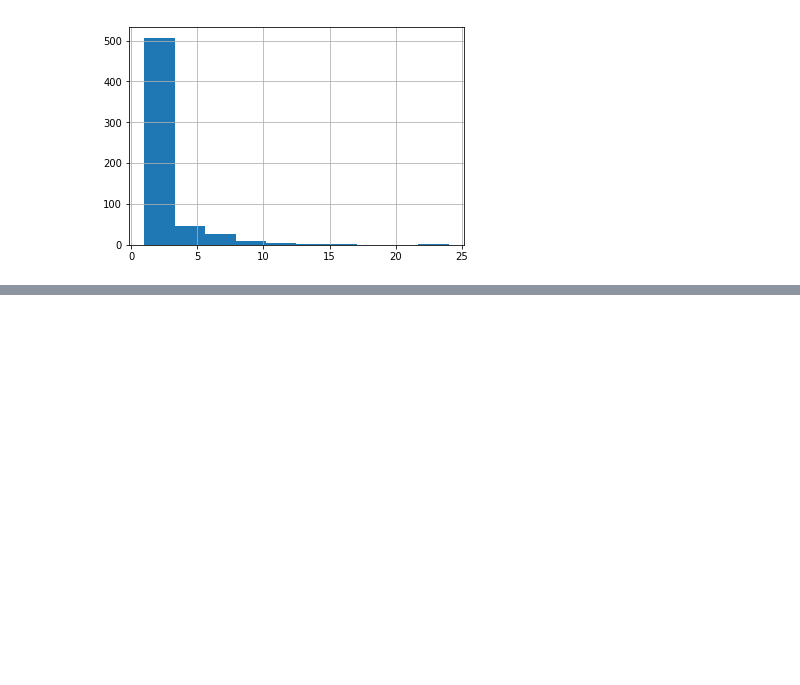
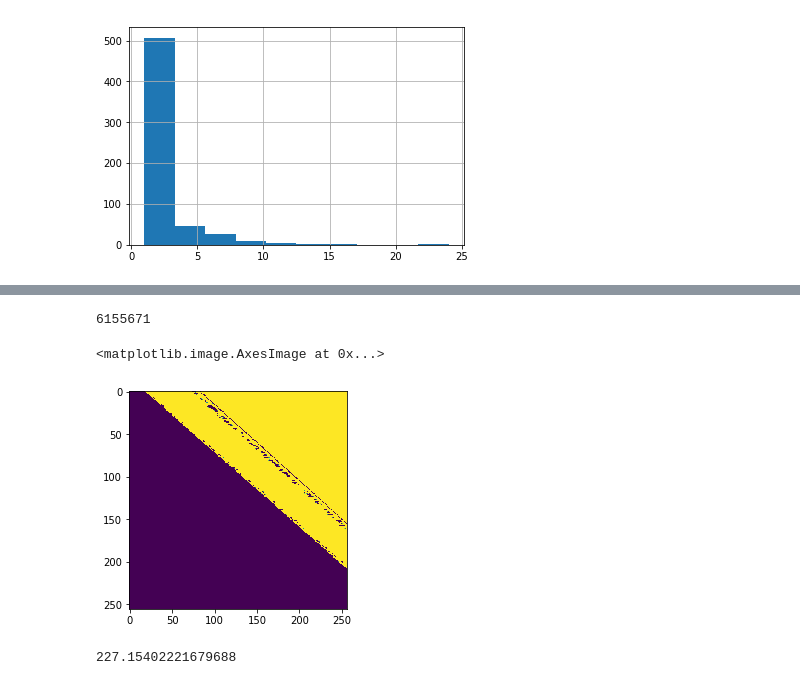
Before and after one commit to jlandesman/mammoGAN, a Jupyter notebook: src/Image Preprocessing.ipynb, the cells around one changed output, grey strips where cells are left out. Saved outputs shown, nothing was run; the diff lists cells and outputs as text; code cells hidden in the pictures; blank space fills up the shorter version.

```diff
--- a/src/Image Preprocessing.ipynb
+++ b/src/Image Preprocessing.ipynb
@@ -546,0 +580,16 @@ counts.hist()
+# %%
+im = Image.open(os.path.join('/home/jlandesman/data/patches/calcification/no_tumor/Calc-Training_P_00832_RIGHT_CC_105.png'))
+# %%
+np.array(im.getdata()).sum()
+# %% [output]
+6155671
+# %%
+im =np.asarray(im)
+plt.imshow(im)
+# %% [output]
+<matplotlib.image.AxesImage at 0x...>
+[figure, added]
+# %%
+im.mean()
+# %% [output]
+227.15402221679688
```
Also changed, not shown: parts of 9 cells of this notebook, 2 other files.
